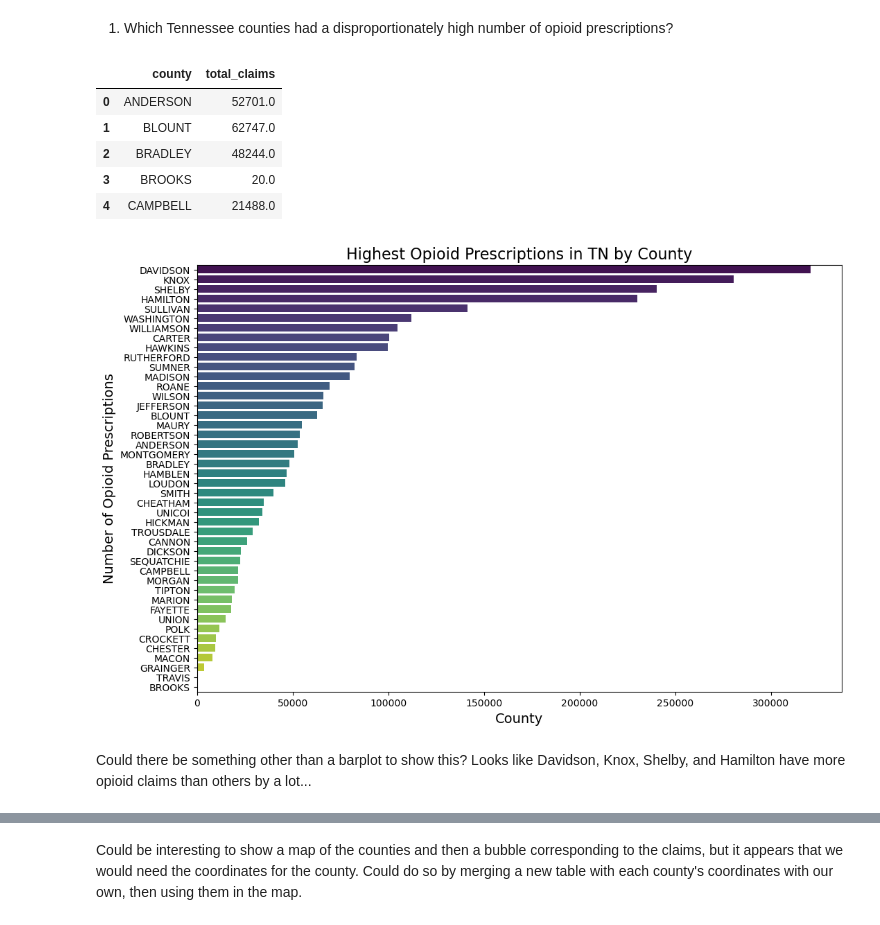
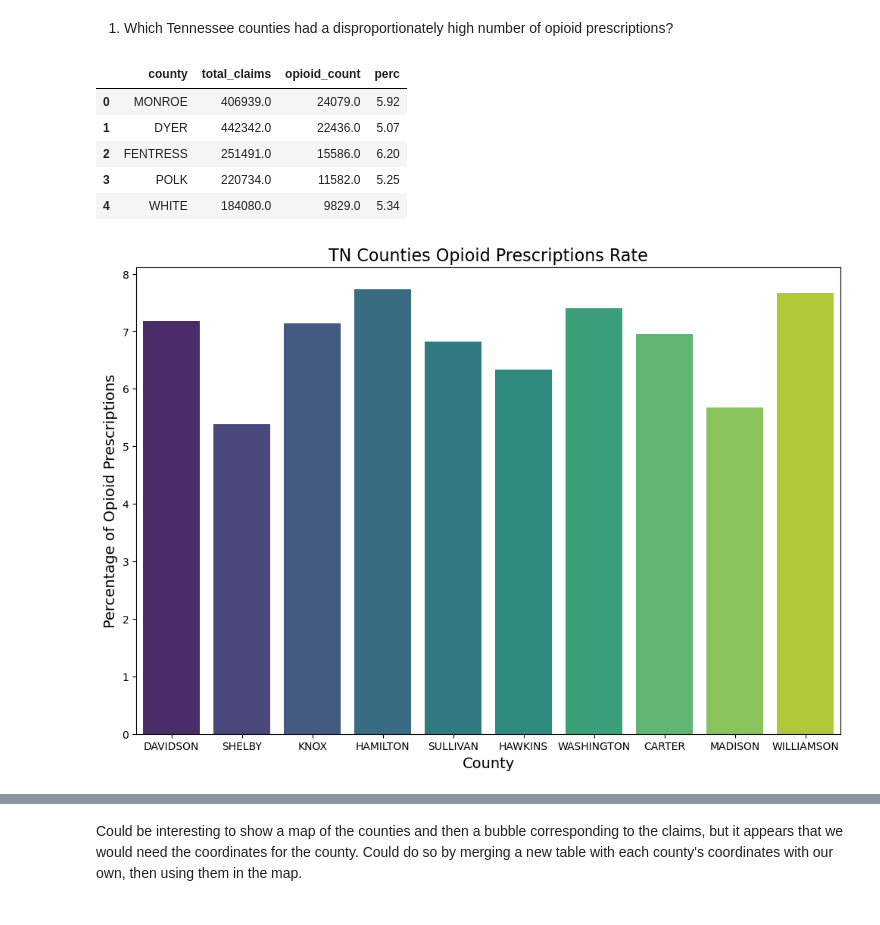
Before and after one commit to NSS-Data-Analytics-Cohort-12/prescribers-python-da12-v2-90-jen, a Jupyter notebook: notebooks/prescribers.ipynb, the cells around one changed output, grey strips where cells are left out. Saved outputs shown, nothing was run; the diff lists cells and outputs as text; code cells hidden in the pictures.

Commit message:
jtoppins_prescribers2_ver4

```diff
--- a/notebooks/prescribers.ipynb
+++ b/notebooks/prescribers.ipynb
@@ -59,7 +59,7 @@ In this project, you will be working with a database created from the 2017 Medic
 # %% [markdown]
 1. Which Tennessee counties had a disproportionately high number of opioid prescriptions?
 # %%
-TN_county_opioid_query = "SELECT fips_county.county, SUM(prescription.total_claim_count) AS total_claims FROM drug JOIN prescription USING(drug_name) JOIN prescriber ON prescription.npi = prescriber.npi JOIN zip_fips ON prescriber.nppes_provider_zip5 = zip_fips.zip JOIN cbsa USING(fipscounty) JOIN fips_county USING(fipscounty) WHERE drug.opioid_drug_flag = 'Y' AND prescriber.nppes_provider_state = 'TN' GROUP BY fips_county.county"
+TN_county_opioid_query = "WITH cte AS (SELECT fips_county.county, SUM(CASE WHEN drug.opioid_drug_flag = 'Y' THEN total_claim_count ELSE 0 END) AS opioid_count, SUM(prescription.total_claim_count) AS total_claims FROM drug JOIN prescription USING(drug_name) JOIN prescriber ON prescription.npi = prescriber.npi JOIN zip_fips ON prescriber.nppes_provider_zip5 = zip_fips.zip JOIN population USING(fipscounty) JOIN fips_county USING(fipscounty) WHERE prescriber.nppes_provider_state = 'TN' GROUP BY fips_county.county) SELECT  county, total_claims, opioid_count, ROUND((opioid_count/total_claims)*100,2) as perc FROM cte"
 
 
 
@@ -68,31 +68,29 @@ with engine.connect() as connection:
 
 TN_county_opioid_df.head()
 # %% [output]
-|  | county | total_claims |
-| 0 | ANDERSON | 52701.0 |
-| 1 | BLOUNT | 62747.0 |
-| 2 | BRADLEY | 48244.0 |
-| 3 | BROOKS | 20.0 |
-| 4 | CAMPBELL | 21488.0 |
+|  | county | total_claims | opioid_count | perc |
+| 0 | MONROE | 406939.0 | 24079.0 | 5.92 |
+| 1 | DYER | 442342.0 | 22436.0 | 5.07 |
+| 2 | FENTRESS | 251491.0 | 15586.0 | 6.20 |
+| 3 | POLK | 220734.0 | 11582.0 | 5.25 |
+| 4 | WHITE | 184080.0 | 9829.0 | 5.34 |
 # %%
 import matplotlib.pyplot as plt
 import seaborn as sns
 
 #sort the df by total_claims for the plot
-TN_county_opioid_df_sorted = TN_county_opioid_df.sort_values(by='total_claims', ascending=False)
+TN_county_opioid_df_sorted = TN_county_opioid_df.sort_values(by='total_claims', ascending=False).head(10)
 
 # Plotting the data using seaborn's barplot
 plt.figure(figsize=(12, 8))
-sns.barplot(x='total_claims', y='county', data= TN_county_opioid_df_sorted, hue='county', palette='viridis', dodge=False)
+sns.barplot(x='county', y='perc', data= TN_county_opioid_df_sorted, hue='county', palette='viridis')
 
 # Add title and labels
-plt.title('Highest Opioid Prescriptions in TN by County', fontsize=16)
+plt.title('TN Counties Opioid Prescriptions Rate', fontsize=16)
 plt.xlabel('County', fontsize=14)
-plt.ylabel('Number of Opioid Prescriptions', fontsize=14)
+plt.ylabel('Percentage of Opioid Prescriptions', fontsize=14)
 
 # Show the plot
 plt.show()
 # %% [output]
-[figure, old version]
+[figure, new version]
-# %% [markdown]
-Could there be something other than a barplot to show this? Looks like Davidson, Knox, Shelby, and Hamilton have more opioid claims than others by a lot...
```
Also changed, not shown: parts of 13 cells of this notebook.
